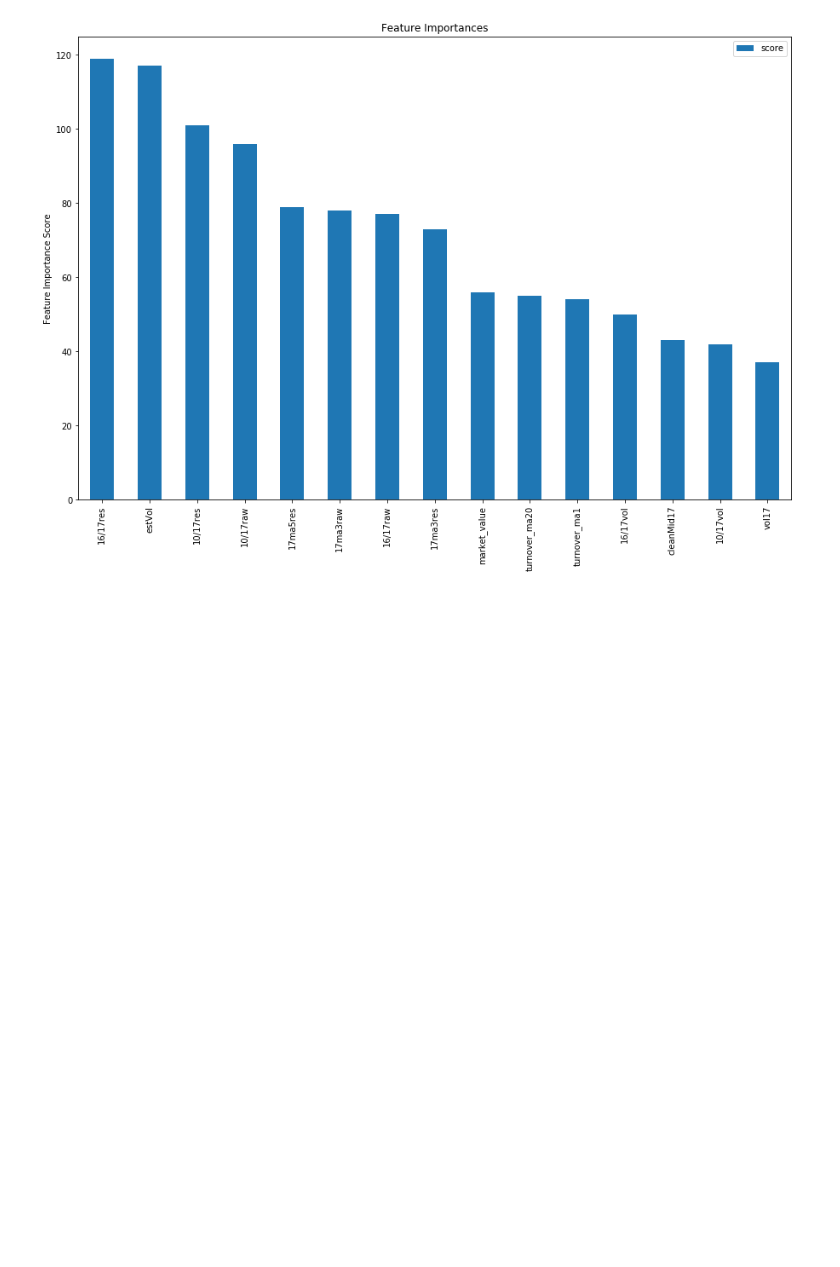
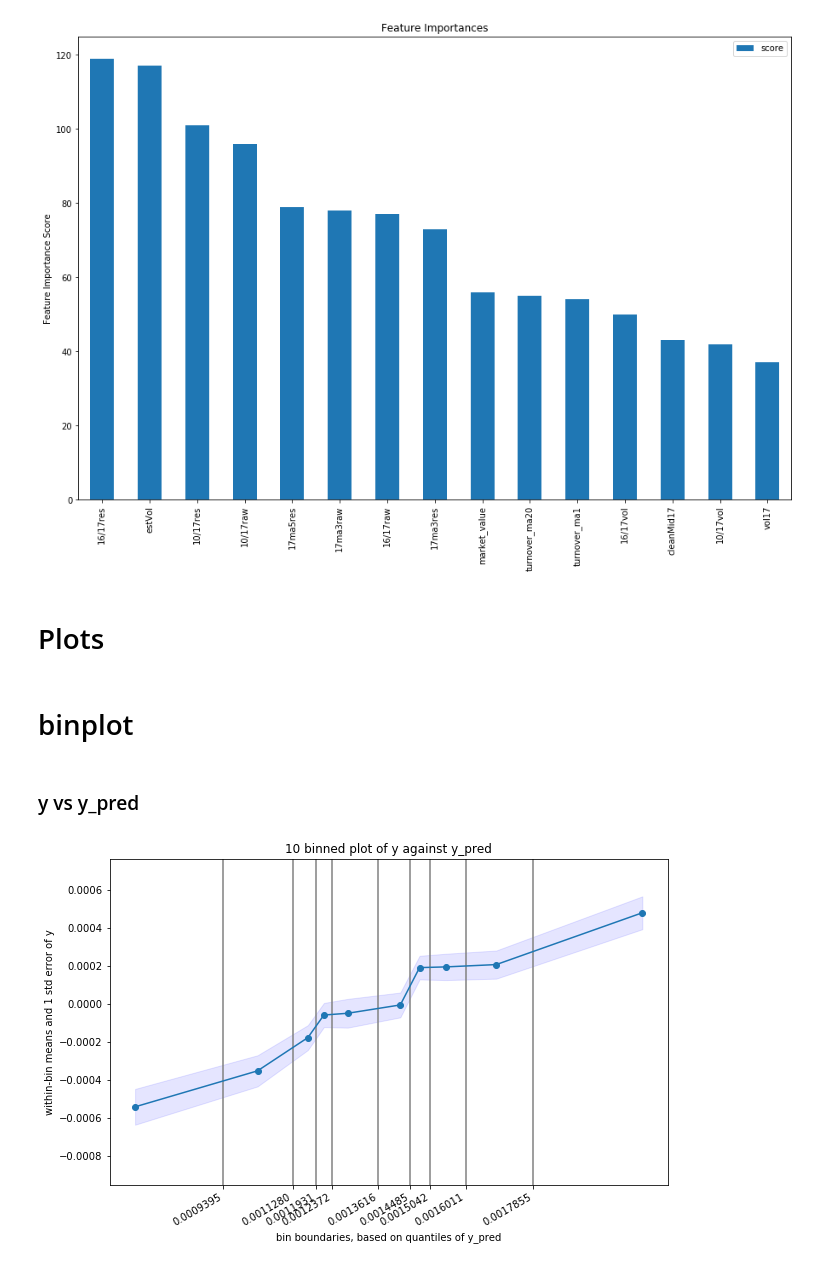
Before and after one commit to kkmumu/MTH-9899-Data-Science-II-Project, a Jupyter notebook: Models/XGBoost.ipynb, the cells around one changed output. Cells and saved outputs as stored; diff of their text form; code cells hidden in the pictures; blank space fills up the shorter version.

```diff
--- a/Models/XGBoost.ipynb
+++ b/Models/XGBoost.ipynb
@@ -645,3 +668,30 @@ train r2: 0.5883327213092593%, valid r2: 0.9502021281661%, train+valid r2: 0.716
+# %%
+X_train, y_train = m.iloc[: , :-1], m["y"]  # 2014-2017
+
+# scale the features in train set
+sc = StandardScaler()
+X_train_scaled = sc.fit_transform(X_train)
+X_train_scaled = pd.DataFrame(data = X_train, columns = X_train.columns)
+
+# valid set 2017
+X_valid = X_train_scaled.loc[list(mwd[mwd["Date"] >= 20170101].index)]
+y_valid = m.loc[list(mwd[mwd["Date"] >= 20170101].index)]["y"]
+
+X_out, y_out = m2.iloc[: , :-1], m["y"]
+# do the same scaling to test set
+X_out_scaled = sc.transform(X_out)
+X_out_scaled = pd.DataFrame(data = X_out_scaled, columns = X_out.columns)
+# %%
+best_paras = { 'max_depth': 5,
+                    'min_child_weight':5,
+                    'n_estimators': 100,
+                    'gamma': 0,
+                    'learning_rate': 0.1}
+# %%
+my_model.set_params(**best_paras)
+my_model = xgb_fit(my_model, None, None,
+                    X_valid, y_valid, X_train, y_train,
+                    X_out, y_out, early_stopping_rounds = 50, eval_metric = 'mphe')
 # %% [markdown]
 ## sklearn inspection
 # %%
@@ -672,3 +722,13 @@ plt.ylabel('Feature Importance Score')
 # %% [output]
 Text(0, 0.5, 'Feature Importance Score')
 [figure]
+# %% [markdown]
+# Plots
+# %% [markdown]
+# binplot
+# %% [markdown]
+###  y vs y_pred
+# %%
+y_pred = my_model.predict(X_test)
+ans = pd.DataFrame.from_dict({'y_pred': y_pred, 'y': y_test})
+ans.to_csv('predictions.csv',index=False)
@@ -674,0 +811,5 @@ Text(0, 0.5, 'Feature Importance Score')
+# %%
+path = r'C:\\Users\\Lenovo\\Desktop\\2022Spring\\9899 Machine learning\\project\\latex\\'
+bin_plot(ans, 'y_pred', 'y', 10, path, w_label=None, scale=1)
+# %% [output]
+[figure, added]
```
Also changed, not shown: parts of 23 cells of this notebook, 3 other files.
